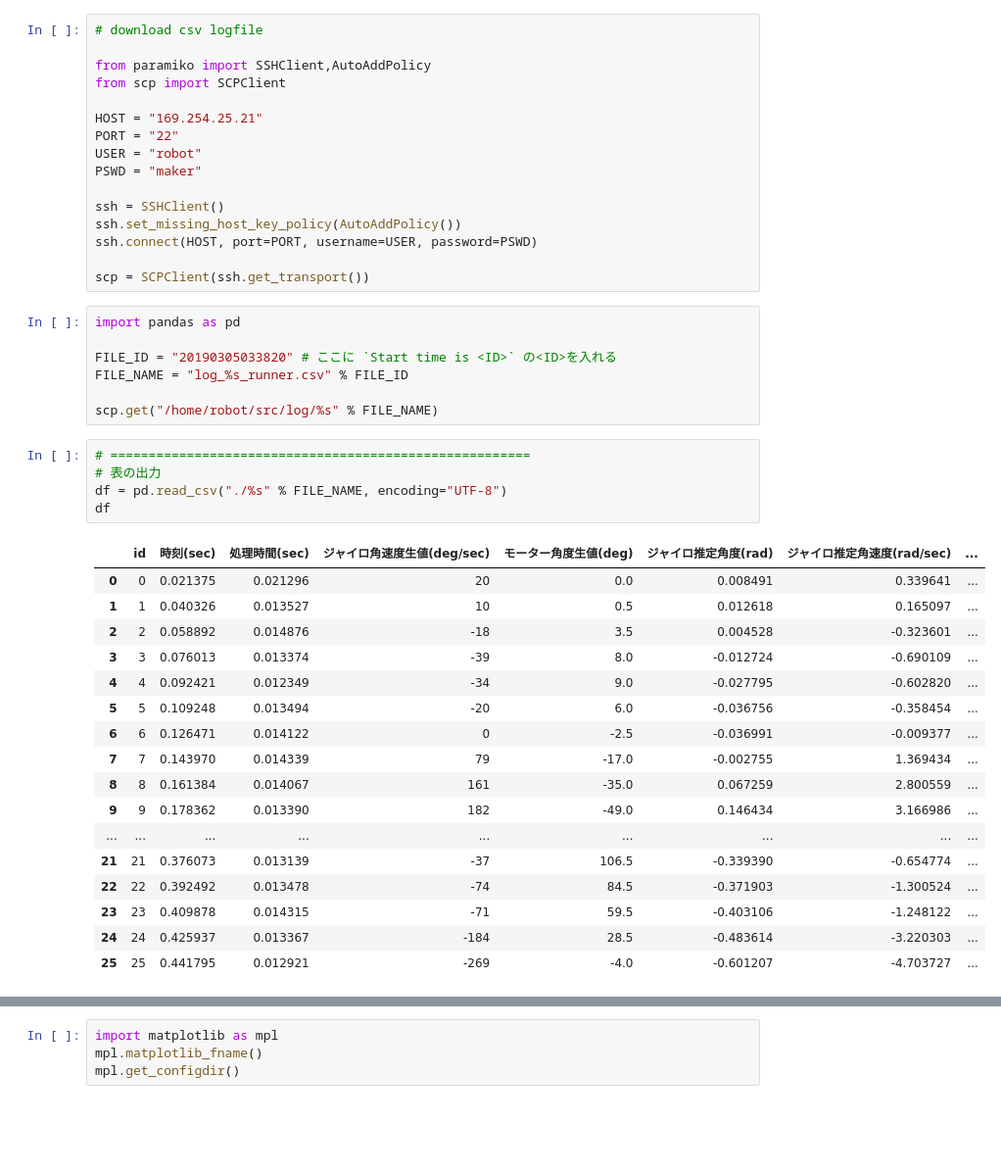
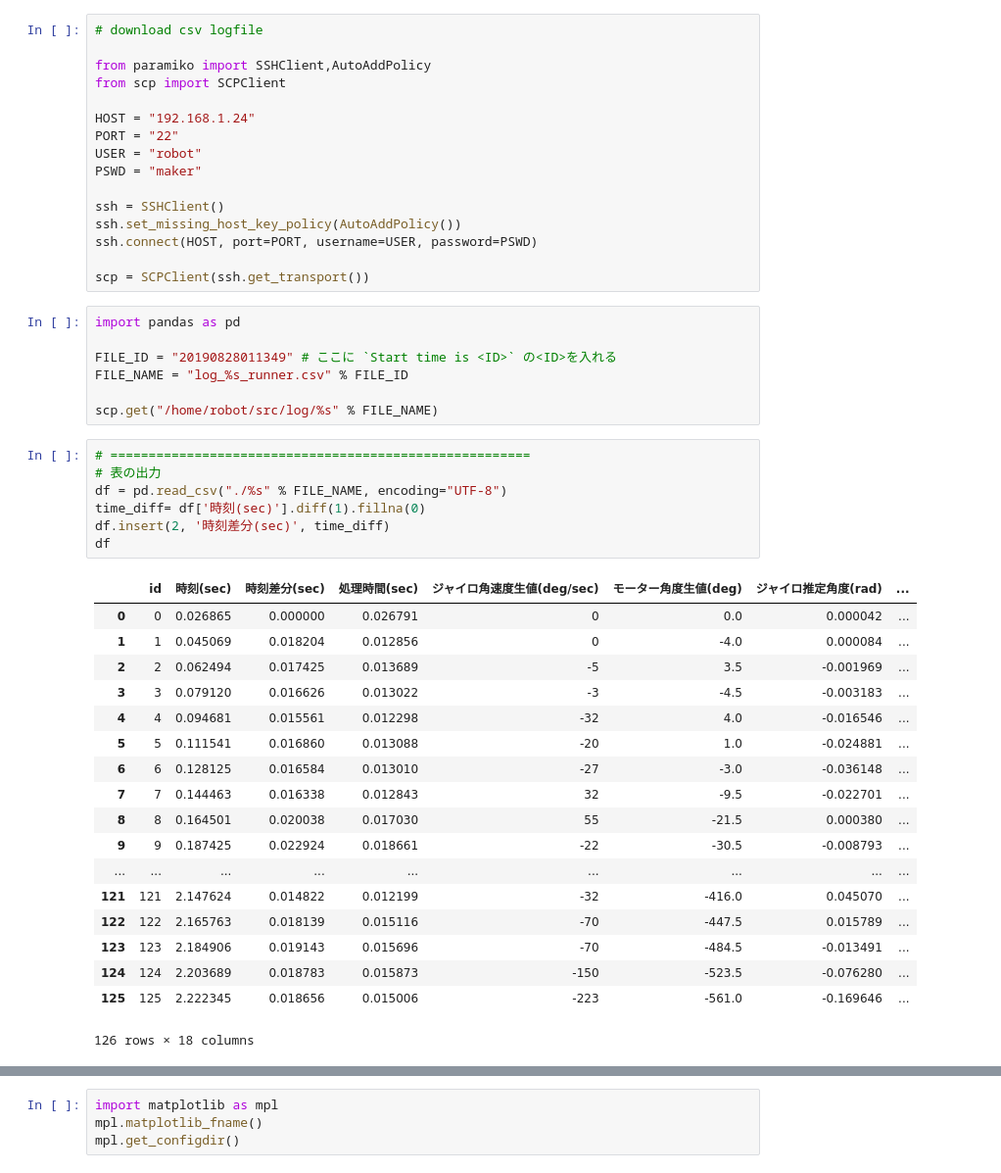
Before and after one commit to ETRobocon2017-TeamD/balanc3r-for-ev3way-et, a Jupyter notebook: log/log_viewer.ipynb, the cells around one changed output, grey strips where cells are left out. Shown at 98% size. Saved outputs shown, nothing was run; the diff lists cells and outputs as text; blank space fills up the shorter version.

```diff
--- a/log/log_viewer.ipynb
+++ b/log/log_viewer.ipynb
@@ -4,7 +4,7 @@
 from paramiko import SSHClient,AutoAddPolicy
 from scp import SCPClient
 
-HOST = "169.254.25.21"
+HOST = "192.168.1.24"
 PORT = "22"
 USER = "robot"
 PSWD = "maker"
@@ -17,33 +17,36 @@ scp = SCPClient(ssh.get_transport())
 # %%
 import pandas as pd
 
-FILE_ID = "20190305033820" # ここに `Start time is <ID>` の<ID>を入れる
+FILE_ID = "20190828011349" # ここに `Start time is <ID>` の<ID>を入れる
 FILE_NAME = "log_%s_runner.csv" % FILE_ID
 
 scp.get("/home/robot/src/log/%s" % FILE_NAME)
 # %%
 # =======================================================
 # 表の出力
 df = pd.read_csv("./%s" % FILE_NAME, encoding="UTF-8")
+time_diff= df['時刻(sec)'].diff(1).fillna(0)
+df.insert(2, '時刻差分(sec)', time_diff)
 df
 # %% [output]
-|  | id | 時刻(sec) | 処理時間(sec) | ジャイロ角速度生値(deg/sec) | モーター角度生値(deg) | ジャイロ推定角度(rad) | ジャイロ推定角速度(rad/sec) | ... |
-| 0 | 0 | 0.021375 | 0.021296 | 20 | 0.0 | 0.008491 | 0.339641 | ... |
-| 1 | 1 | 0.040326 | 0.013527 | 10 | 0.5 | 0.012618 | 0.165097 | ... |
-| 2 | 2 | 0.058892 | 0.014876 | -18 | 3.5 | 0.004528 | -0.323601 | ... |
-| 3 | 3 | 0.076013 | 0.013374 | -39 | 8.0 | -0.012724 | -0.690109 | ... |
-| 4 | 4 | 0.092421 | 0.012349 | -34 | 9.0 | -0.027795 | -0.602820 | ... |
-| 5 | 5 | 0.109248 | 0.013494 | -20 | 6.0 | -0.036756 | -0.358454 | ... |
-| 6 | 6 | 0.126471 | 0.014122 | 0 | -2.5 | -0.036991 | -0.009377 | ... |
-| 7 | 7 | 0.143970 | 0.014339 | 79 | -17.0 | -0.002755 | 1.369434 | ... |
-| 8 | 8 | 0.161384 | 0.014067 | 161 | -35.0 | 0.067259 | 2.800559 | ... |
-| 9 | 9 | 0.178362 | 0.013390 | 182 | -49.0 | 0.146434 | 3.166986 | ... |
+|  | id | 時刻(sec) | 時刻差分(sec) | 処理時間(sec) | ジャイロ角速度生値(deg/sec) | モーター角度生値(deg) | ジャイロ推定角度(rad) | ... |
+| 0 | 0 | 0.026865 | 0.000000 | 0.026791 | 0 | 0.0 | 0.000042 | ... |
+| 1 | 1 | 0.045069 | 0.018204 | 0.012856 | 0 | -4.0 | 0.000084 | ... |
+| 2 | 2 | 0.062494 | 0.017425 | 0.013689 | -5 | 3.5 | -0.001969 | ... |
+| 3 | 3 | 0.079120 | 0.016626 | 0.013022 | -3 | -4.5 | -0.003183 | ... |
+| 4 | 4 | 0.094681 | 0.015561 | 0.012298 | -32 | 4.0 | -0.016546 | ... |
+| 5 | 5 | 0.111541 | 0.016860 | 0.013088 | -20 | 1.0 | -0.024881 | ... |
+| 6 | 6 | 0.128125 | 0.016584 | 0.013010 | -27 | -3.0 | -0.036148 | ... |
+| 7 | 7 | 0.144463 | 0.016338 | 0.012843 | 32 | -9.5 | -0.022701 | ... |
+| 8 | 8 | 0.164501 | 0.020038 | 0.017030 | 55 | -21.5 | 0.000380 | ... |
+| 9 | 9 | 0.187425 | 0.022924 | 0.018661 | -22 | -30.5 | -0.008793 | ... |
 | ... | ... | ... | ... | ... | ... | ... | ... | ... |
-| 21 | 21 | 0.376073 | 0.013139 | -37 | 106.5 | -0.339390 | -0.654774 | ... |
-| 22 | 22 | 0.392492 | 0.013478 | -74 | 84.5 | -0.371903 | -1.300524 | ... |
-| 23 | 23 | 0.409878 | 0.014315 | -71 | 59.5 | -0.403106 | -1.248122 | ... |
-| 24 | 24 | 0.425937 | 0.013367 | -184 | 28.5 | -0.483614 | -3.220303 | ... |
-| 25 | 25 | 0.441795 | 0.012921 | -269 | -4.0 | -0.601207 | -4.703727 | ... |
+| 121 | 121 | 2.147624 | 0.014822 | 0.012199 | -32 | -416.0 | 0.045070 | ... |
+| 122 | 122 | 2.165763 | 0.018139 | 0.015116 | -70 | -447.5 | 0.015789 | ... |
+| 123 | 123 | 2.184906 | 0.019143 | 0.015696 | -70 | -484.5 | -0.013491 | ... |
+| 124 | 124 | 2.203689 | 0.018783 | 0.015873 | -150 | -523.5 | -0.076280 | ... |
+| 125 | 125 | 2.222345 | 0.018656 | 0.015006 | -223 | -561.0 | -0.169646 | ... |
+126 rows × 18 columns
 # %%
 %matplotlib inline
 import numpy as np
```
Also changed, not shown: parts of 6 cells of this notebook.
